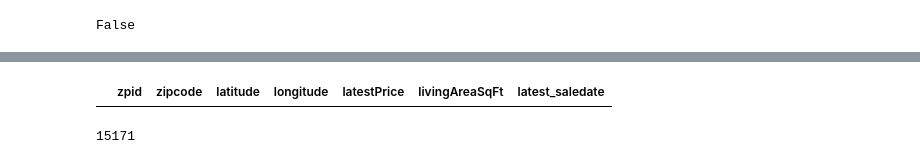
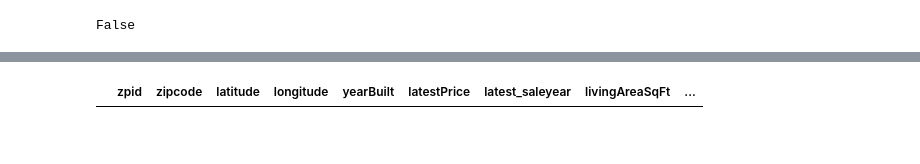
Before and after one commit to ewaszy/Austin_Housing_Market, a Jupyter notebook: ETL_Austin_Housing_Market.ipynb, the cells around one changed output, grey strips where cells are left out. Saved outputs shown, nothing was run; the diff lists cells and outputs as text; code cells hidden in the pictures.

```diff
--- a/ETL_Austin_Housing_Market.ipynb
+++ b/ETL_Austin_Housing_Market.ipynb
@@ -11,7 +12,7 @@ from sqlalchemy import create_engine
 
 import time
 # %%
-data = pd.read_csv (r'Resources\austinHousingData.csv')
-Austin_Housing_Market_df = pd.DataFrame(data, columns= ['zpid', 'zipcode', 'latitude', 'longitude', 'latestPrice', 'livingAreaSqFt', 'latest_saledate'])
-Austin_Housing_Market_df.head(10)
+data = pd.read_csv (r'C:\Users\ewaas\Desktop\Data Bootcamp\Analyses\Austin_Housing_Market\Resources\austinHousingData.csv')
+Raw_df = pd.DataFrame(data)
+Raw_df
 # %% [output]
@@ -39,0 +81,4 @@ False
+# %%
+# Create main dataframe with most relevant variables that determine the value of a home
+main_df = pd.DataFrame(data, columns= ['zpid', 'zipcode', 'latitude', 'longitude', 'yearBuilt', 'latestPrice', 'latest_saleyear', 'livingAreaSqFt', 'numOfBathrooms', 'numOfBedrooms'])
+main_df
@@ -39,0 +99,7 @@ False
+# %%
+# Get current year
+current_year = datetime.datetime.now().year
+
+# Create a new column calculated by subtracting the year the home was build from the current year
+main_df['homeAge_years'] = (current_year-main_df['yearBuilt'])
+main_df
@@ -39,0 +136,4 @@ False
+# %%
+# convert latestPrice and livingAreaSqFt to int64 data types
+main_df['latestPrice'] = main_df['latestPrice'].astype(np.int64)
+main_df['livingAreaSqFt'] = main_df['livingAreaSqFt'].astype(np.int64)
@@ -40,11 +172,6 @@ False
 # %%
-# Check for duplicates of Zillow ID: Will return all duplicated rows. If nothing returned, there are no duplicates.
-Austin_Housing_Market_df[Austin_Housing_Market_df.duplicated(['zpid'], keep=False)]
+# Check for duplicates of Zillow ID: Will return all duplicated rows.
+# If nothing returned, there are no duplicates.
+main_df[main_df.duplicated(['zpid'], keep=False)]
 # %% [output]
-|  | zpid | zipcode | latitude | longitude | latestPrice | livingAreaSqFt | latest_saledate |
+|  | zpid | zipcode | latitude | longitude | yearBuilt | latestPrice | latest_saleyear | livingAreaSqFt | ... |
-# %%
-# Check length of rows
-length2 = len(Austin_Housing_Market_df)
-print(length2)
-# %% [output]
-15171
```
Also changed, not shown: parts of 33 cells of this notebook, 1 other file.
